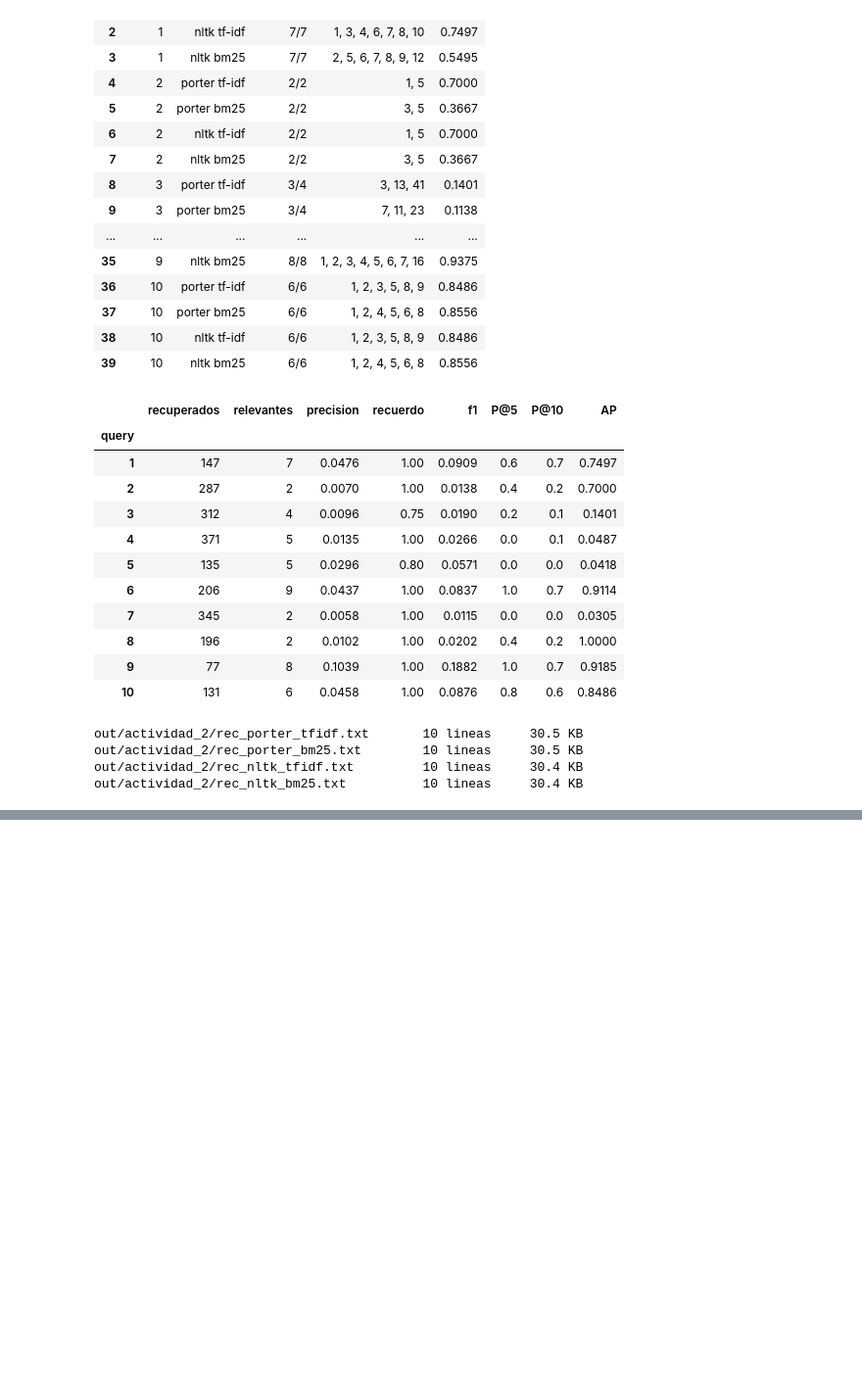
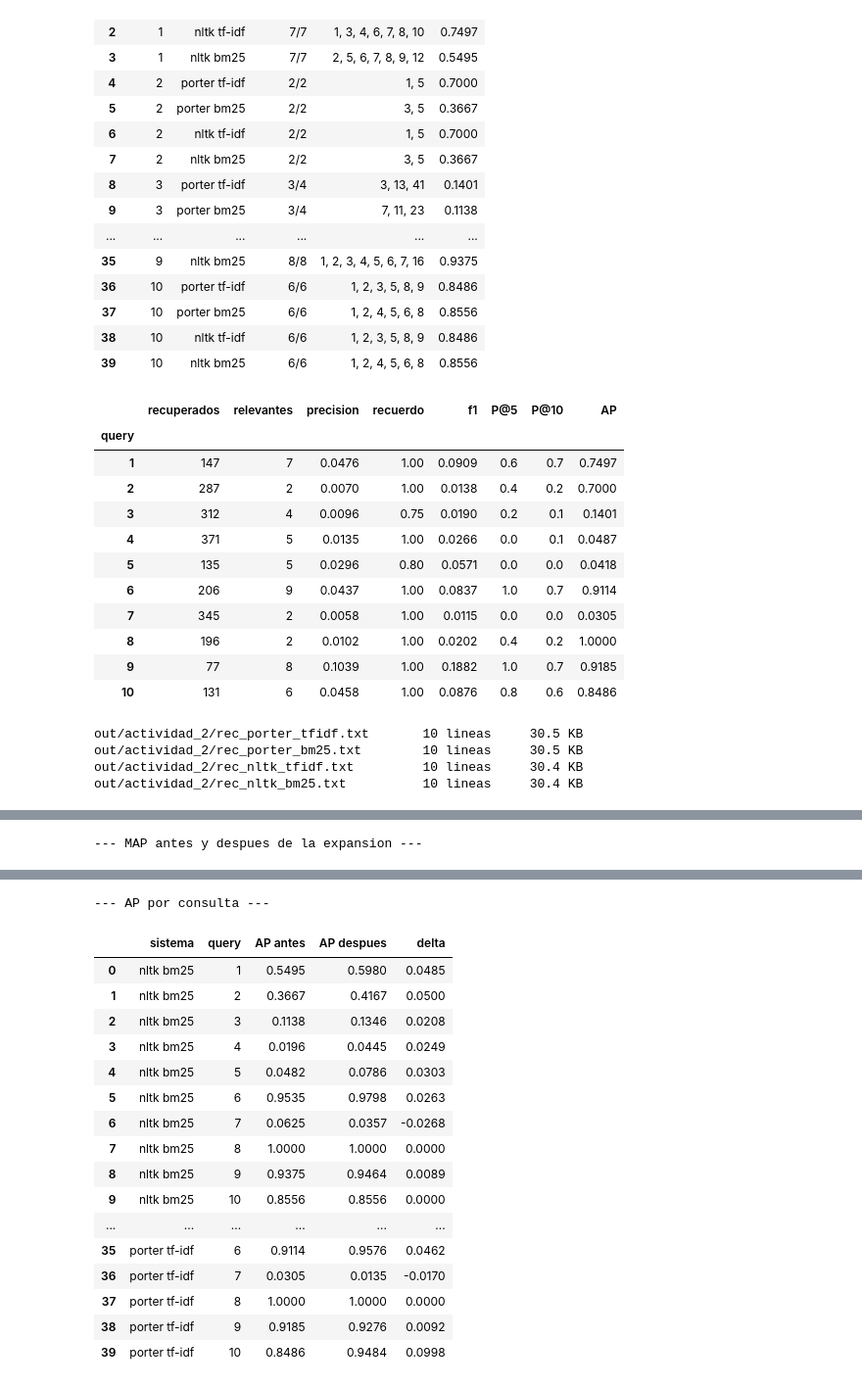
Before and after one commit to zxxz456/inaoe, a Jupyter notebook: fundamentos_aal/actividades/src/actividad.ipynb, the cells around one changed output, grey strips where cells are left out. Shown at 98% size. Saved outputs shown, nothing was run; the diff lists cells and outputs as text; code cells hidden in the pictures; blank space fills up the shorter version.

```diff
--- a/fundamentos_aal/actividades/src/actividad.ipynb
+++ b/fundamentos_aal/actividades/src/actividad.ipynb
@@ -2112,0 +2193,17 @@ out/actividad_2/rec_nltk_bm25.txt          10 lineas     30.4 KB
+# %%
+# Las cuatro sim_* y el dict sims quedaron armados en la actividad 2
+bases = {nombre: base_expansion(sim) for nombre, sim in sims.items()}
+
+for nombre, base in bases.items():
+    tamanos = [len(e["documentos"]) for e in base.values()]
+    print(f"{nombre:>14}   {len(base)} consultas   "
+          f"docs por consulta: min {min(tamanos)} max {max(tamanos)}")
+
+print("\n\n--- SANITY CHECK: primera consulta de nltk tf-idf ---\n")
+
+ejemplo = bases["nltk tf-idf"][next(iter(bases["nltk tf-idf"]))]
+print(f"consulta   : {ejemplo['consulta']}")
+print(f"documentos : {len(ejemplo['documentos'])} -> "
+      f"{ejemplo['documentos'][:8]} ...")
+print(f"relevantes : {ejemplo['relevantes']}")
+print(f"rocchio    : {ejemplo['rocchio']}")
@@ -2112,0 +2369,44 @@ out/actividad_2/rec_nltk_bm25.txt          10 lineas     30.4 KB
+# %%
+# Cada sistema necesita su matriz de documentos y la de consultas
+# binarias del mismo truncamiento
+sistemas = {
+    "porter tf-idf": (mat_porter_tfidf, mat_queries_porter_bin),
+    "porter bm25":   (mat_porter_bm25, mat_queries_porter_bin),
+    "nltk tf-idf":   (mat_nltk_tfidf, mat_queries_nltk_bin),
+    "nltk bm25":     (mat_nltk_bm25, mat_queries_nltk_bin),
+}
+
+sims_rocchio = {
+    nombre: aplicar_rocchio(bases[nombre], mat_docs, mat_q,
+                            relevancias)
+    for nombre, (mat_docs, mat_q) in sistemas.items()
+}
+
+filas = []
+for nombre, base in bases.items():
+    for qid, entrada in base.items():
+        r = entrada["rocchio"]
+        filas.append({
+            "sistema": nombre,
+            "query": qid,
+            "orden": int(qid),
+            "AP antes": r["ap_antes"],
+            "AP despues": r["ap_despues"],
+            "delta": r["ap_despues"] - r["ap_antes"],
+        })
+
+tabla_ap = (pd.DataFrame(filas)
+            .sort_values(["sistema", "orden"])
+            .drop(columns="orden")
+            .reset_index(drop=True))
+
+resumen = tabla_ap.groupby("sistema")[["AP antes", "AP despues"]].mean()
+resumen["delta"] = resumen["AP despues"] - resumen["AP antes"]
+
+print("--- MAP antes y despues de la expansion ---\n")
+display(resumen.round(4))
+
+print("\n--- AP por consulta ---\n")
+display(tabla_ap.round(4))
+# %% [output]
+--- MAP antes y despues de la expansion ---
@@ -2112,0 +2419,18 @@ out/actividad_2/rec_nltk_bm25.txt          10 lineas     30.4 KB
+--- AP por consulta ---
+|  | sistema | query | AP antes | AP despues | delta |
+| 0 | nltk bm25 | 1 | 0.5495 | 0.5980 | 0.0485 |
+| 1 | nltk bm25 | 2 | 0.3667 | 0.4167 | 0.0500 |
+| 2 | nltk bm25 | 3 | 0.1138 | 0.1346 | 0.0208 |
+| 3 | nltk bm25 | 4 | 0.0196 | 0.0445 | 0.0249 |
+| 4 | nltk bm25 | 5 | 0.0482 | 0.0786 | 0.0303 |
+| 5 | nltk bm25 | 6 | 0.9535 | 0.9798 | 0.0263 |
+| 6 | nltk bm25 | 7 | 0.0625 | 0.0357 | -0.0268 |
+| 7 | nltk bm25 | 8 | 1.0000 | 1.0000 | 0.0000 |
+| 8 | nltk bm25 | 9 | 0.9375 | 0.9464 | 0.0089 |
+| 9 | nltk bm25 | 10 | 0.8556 | 0.8556 | 0.0000 |
+| ... | ... | ... | ... | ... | ... |
+| 35 | porter tf-idf | 6 | 0.9114 | 0.9576 | 0.0462 |
+| 36 | porter tf-idf | 7 | 0.0305 | 0.0135 | -0.0170 |
+| 37 | porter tf-idf | 8 | 1.0000 | 1.0000 | 0.0000 |
+| 38 | porter tf-idf | 9 | 0.9185 | 0.9276 | 0.0092 |
+| 39 | porter tf-idf | 10 | 0.8486 | 0.9484 | 0.0998 |
```
Also changed, not shown: parts of 8 cells of this notebook, 1 other file.
